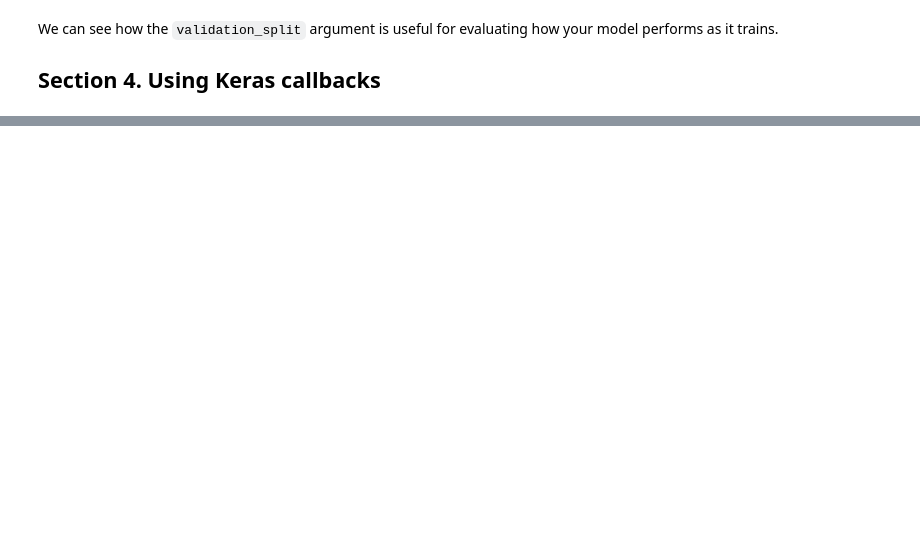
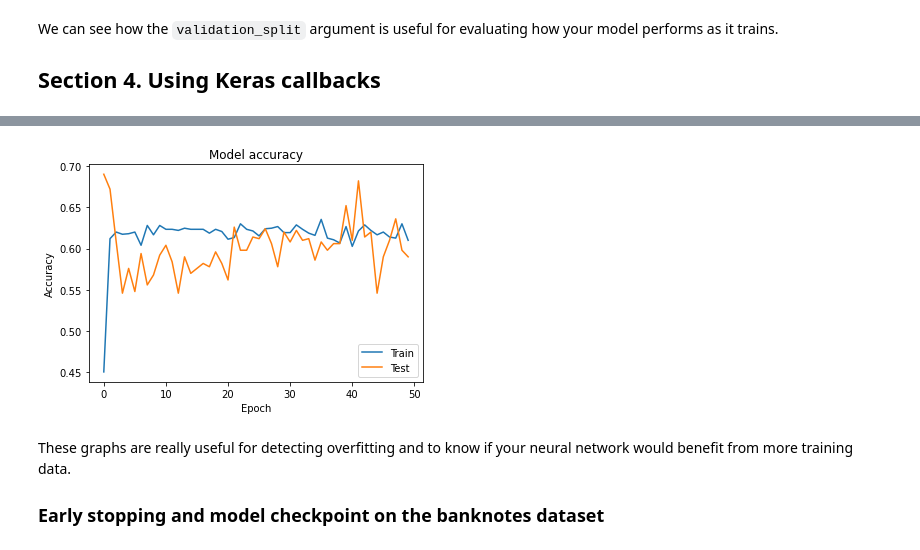
Before and after one commit to kbantoec/deep_learning, a Jupyter notebook: tf2/classification.ipynb, the cells around one changed output, grey strips where cells are left out. Cells and saved outputs as stored; diff of their text form; code cells hidden in the pictures; blank space fills up the shorter version.

```diff
--- a/tf2/classification.ipynb
+++ b/tf2/classification.ipynb
@@ -363,0 +383,11 @@ We can see how the `validation_split` argument is useful for evaluating how your
+# %%
+def plot_accuracy(acc,val_acc):
+    """Plot training & validation accuracy values"""
+    plt.figure()
+    plt.plot(acc)
+    plt.plot(val_acc)
+    plt.title('Model accuracy')
+    plt.ylabel('Accuracy')
+    plt.xlabel('Epoch')
+    plt.legend(['Train', 'Test'], loc='best')
+    plt.show()
@@ -363,0 +427,8 @@ We can see how the `validation_split` argument is useful for evaluating how your
+# %%
+plot_accuracy(h_callback.history['accuracy'], h_callback.history['val_accuracy'])
+# %% [output]
+[figure, added]
+# %% [markdown]
+These graphs are really useful for detecting overfitting and to know if your neural network would benefit from more training data.
+
+### Early stopping and model checkpoint on the banknotes dataset
```
Also changed, not shown: parts of 20 cells of this notebook.
